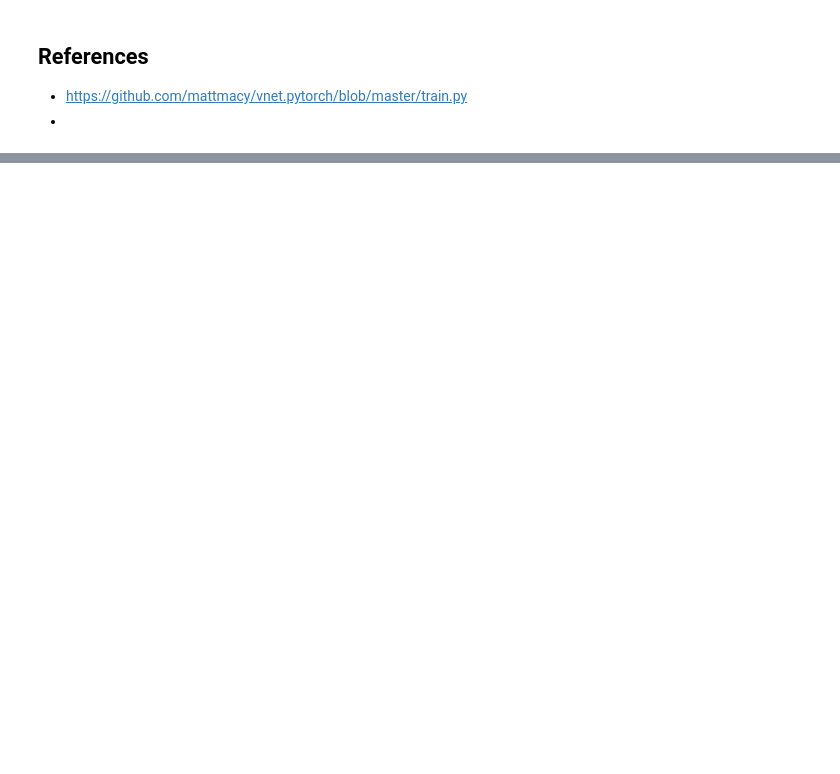
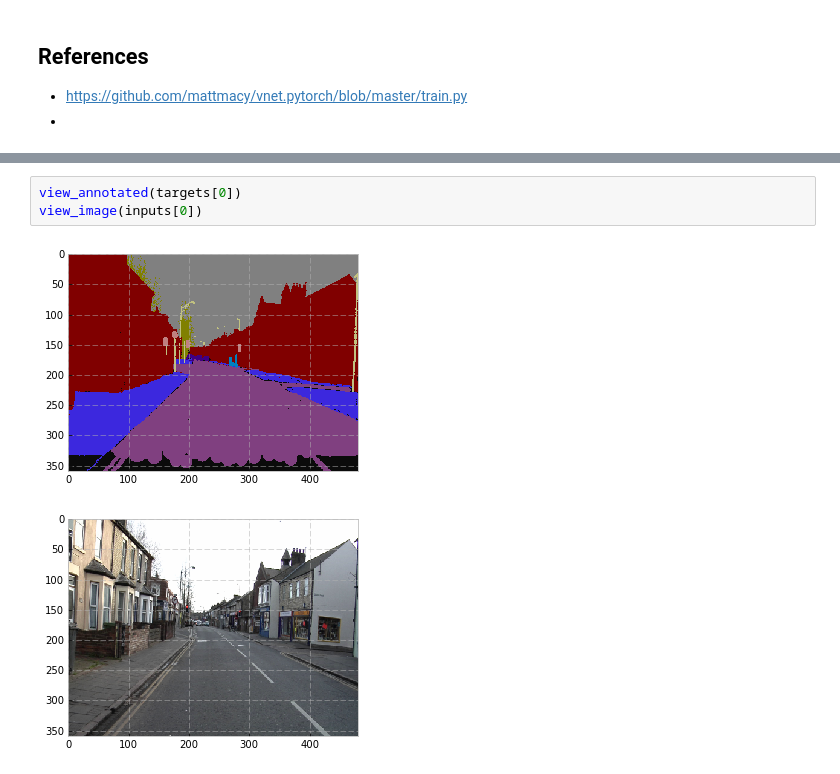
Before and after one commit to bfortuner/pytorch_tiramisu, a Jupyter notebook: tiramisu-pytorch.ipynb, the cells around one changed output, grey strips where cells are left out. Drawn from its saved outputs; the diff is of its cells as text; blank space fills up the shorter version.

```diff
--- a/tiramisu-pytorch.ipynb
+++ b/tiramisu-pytorch.ipynb
@@ -744,0 +803,6 @@ Time 1m 12s
+# %%
+view_annotated(targets[0])
+view_image(inputs[0])
+# %% [output]
+[figure, added]
+[figure, added]
```
Also changed, not shown: parts of 56 cells of this notebook.
